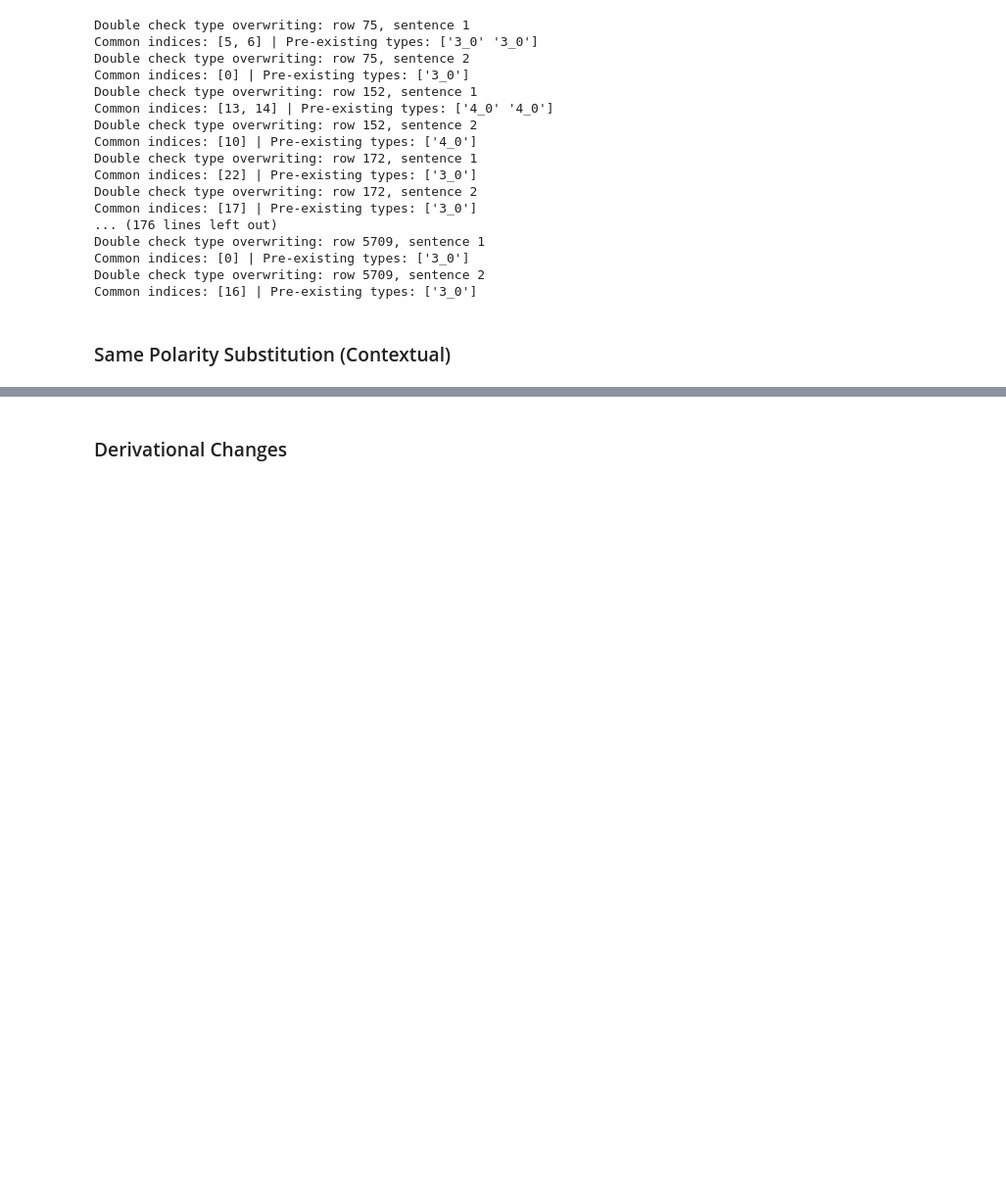
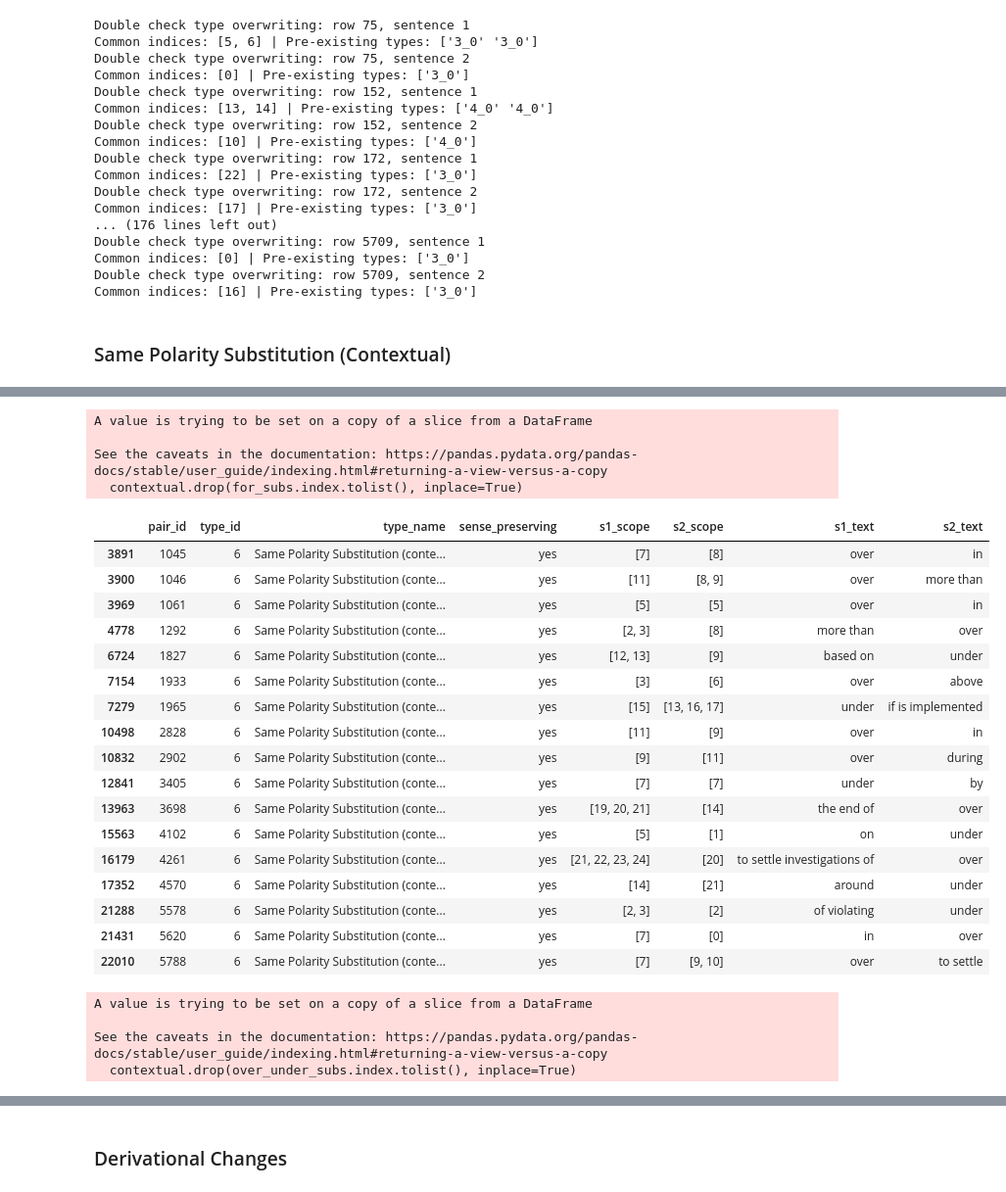
Before and after one commit to lucasadelino/thesis, a Jupyter notebook: reannotation.ipynb, the cells around one changed output, grey strips where cells are left out. Shown at 98% size. Saved outputs shown, nothing was run; the diff lists cells and outputs as text; code cells hidden in the pictures; blank space fills up the shorter version.

```diff
--- a/reannotation.ipynb
+++ b/reannotation.ipynb
@@ -454,0 +848,3 @@ Common indices: [16] | Pre-existing types: ['3_0']
+# %%
+a_an_subs = contextual[(contextual['s1_text'].isin(['a', 'an'])) | (contextual['s2_text'].isin(['a', 'an']))]
+a_an_subs
@@ -454,0 +869,2 @@ Common indices: [16] | Pre-existing types: ['3_0']
+# %%
+contextual.drop(a_an_subs.index.tolist(), inplace=True)
@@ -454,0 +876,3 @@ Common indices: [16] | Pre-existing types: ['3_0']
+# %%
+for_subs = contextual[(contextual['s1_text'].isin(['for'])) | (contextual['s2_text'].isin(['for']))]
+for_subs
@@ -454,0 +895,36 @@ Common indices: [16] | Pre-existing types: ['3_0']
+# %%
+contextual.drop(for_subs.index.tolist(), inplace=True)
+# %% [output]
+A value is trying to be set on a copy of a slice from a DataFrame
+
+See the caveats in the documentation: https://pandas.pydata.org/pandas-docs/stable/user_guide/indexing.html#returning-a-view-versus-a-copy
+  contextual.drop(for_subs.index.tolist(), inplace=True)
+# %%
+over_under_subs = contextual[(contextual['s1_text'].isin(['over', 'under'])) | (contextual['s2_text'].isin(['over', 'under']))]
+over_under_subs
+# %% [output]
+|  | pair_id | type_id | type_name | sense_preserving | s1_scope | s2_scope | s1_text | s2_text |
+| 3891 | 1045 | 6 | Same Polarity Substitution (conte... | yes | [7] | [8] | over | in |
+| 3900 | 1046 | 6 | Same Polarity Substitution (conte... | yes | [11] | [8, 9] | over | more than |
+| 3969 | 1061 | 6 | Same Polarity Substitution (conte... | yes | [5] | [5] | over | in |
+| 4778 | 1292 | 6 | Same Polarity Substitution (conte... | yes | [2, 3] | [8] | more than | over |
+| 6724 | 1827 | 6 | Same Polarity Substitution (conte... | yes | [12, 13] | [9] | based on | under |
+| 7154 | 1933 | 6 | Same Polarity Substitution (conte... | yes | [3] | [6] | over | above |
+| 7279 | 1965 | 6 | Same Polarity Substitution (conte... | yes | [15] | [13, 16, 17] | under | if is implemented |
+| 10498 | 2828 | 6 | Same Polarity Substitution (conte... | yes | [11] | [9] | over | in |
+| 10832 | 2902 | 6 | Same Polarity Substitution (conte... | yes | [9] | [11] | over | during |
+| 12841 | 3405 | 6 | Same Polarity Substitution (conte... | yes | [7] | [7] | under | by |
+| 13963 | 3698 | 6 | Same Polarity Substitution (conte... | yes | [19, 20, 21] | [14] | the end of | over |
+| 15563 | 4102 | 6 | Same Polarity Substitution (conte... | yes | [5] | [1] | on | under |
+| 16179 | 4261 | 6 | Same Polarity Substitution (conte... | yes | [21, 22, 23, 24] | [20] | to settle investigations of | over |
+| 17352 | 4570 | 6 | Same Polarity Substitution (conte... | yes | [14] | [21] | around | under |
+| 21288 | 5578 | 6 | Same Polarity Substitution (conte... | yes | [2, 3] | [2] | of violating | under |
+| 21431 | 5620 | 6 | Same Polarity Substitution (conte... | yes | [7] | [0] | in | over |
+| 22010 | 5788 | 6 | Same Polarity Substitution (conte... | yes | [7] | [9, 10] | over | to settle |
+# %%
+contextual.drop(over_under_subs.index.tolist(), inplace=True)
+# %% [output]
+A value is trying to be set on a copy of a slice from a DataFrame
+
+See the caveats in the documentation: https://pandas.pydata.org/pandas-docs/stable/user_guide/indexing.html#returning-a-view-versus-a-copy
+  contextual.drop(over_under_subs.index.tolist(), inplace=True)
```
Also changed, not shown: parts of 201 cells of this notebook, 2 other files.
